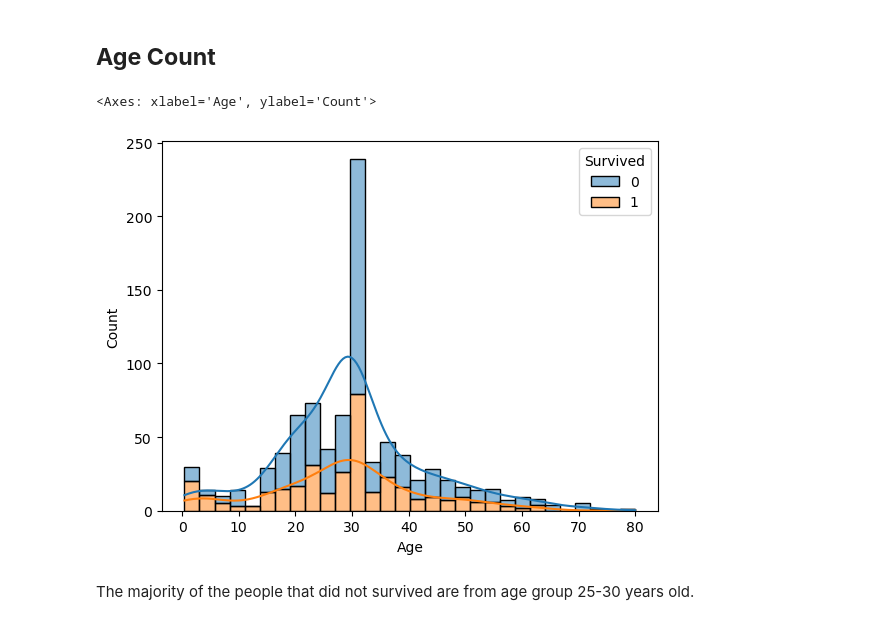
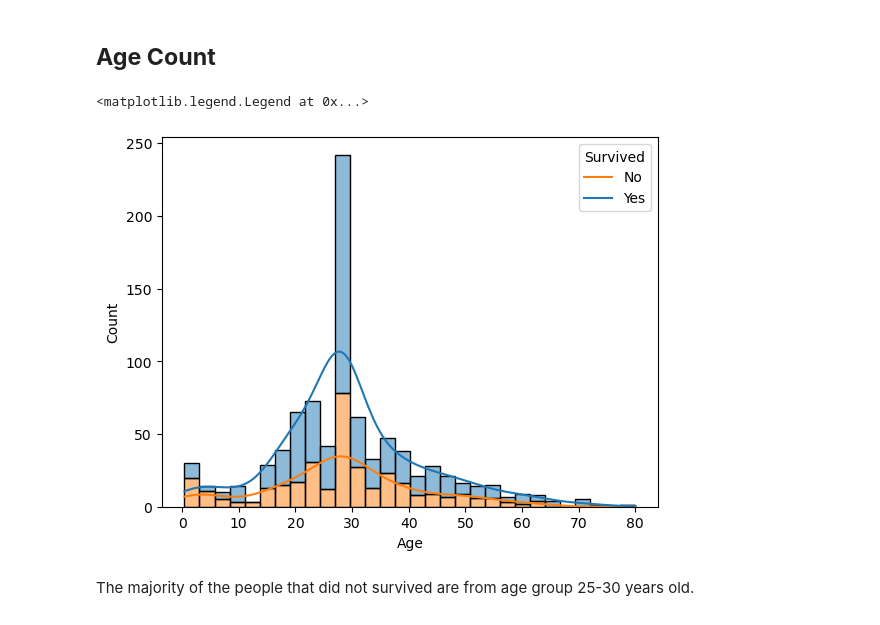
Before and after one commit to JjayFabor/KagglePractice, a Jupyter notebook: titanic-using-logisticregression.ipynb, the cells around one changed output. Drawn from its saved outputs; the diff is of its cells as text; code cells hidden in the pictures.

Commit message:
Kaggle Notebook | Titanic - LogisticRegression Vs DecisionTree | Version 2

```diff
--- a/titanic-using-logisticregression.ipynb
+++ b/titanic-using-logisticregression.ipynb
@@ -145,7 +159,7 @@ Skewness of Age: 0.3882898514698657
 # %%
-# Based on the skewness I am gonna use the mean value of the Age column to fill the missing values
-mean_age = train_titanic['Age'].mean()
-train_titanic['Age'].fillna(round(mean_age, 2), inplace=True)
+# Based on the skewness I am gonna use the median value of the Age column to fill the missing values
+median_age = train_titanic['Age'].median()
+train_titanic['Age'].fillna(median_age, inplace=True)
 # %%
 # Fill missing values in the Embarked column using mode imputation
 train_titanic['Embarked'].fillna(train_titanic['Embarked'].mode()[0], inplace=True)
@@ -201,9 +217,10 @@ The percentage of the survivor in the dataset are only 38.38%.
 # %%
 # Survivor count based on Age
 sns.histplot(data=train_titanic, x='Age', hue='Survived', multiple='stack', kde=True)
+plt.legend(title='Survived', labels=['No', 'Yes'])
 # %% [output]
-<Axes: xlabel='Age', ylabel='Count'>
+<matplotlib.legend.Legend at 0x...>
-[figure, old version]
+[figure, new version]
 # %% [markdown]
 The majority of the people that did not survived are from age group 25-30 years old.
 # %% [markdown]
```
Also changed, not shown: parts of 29 cells of this notebook.
